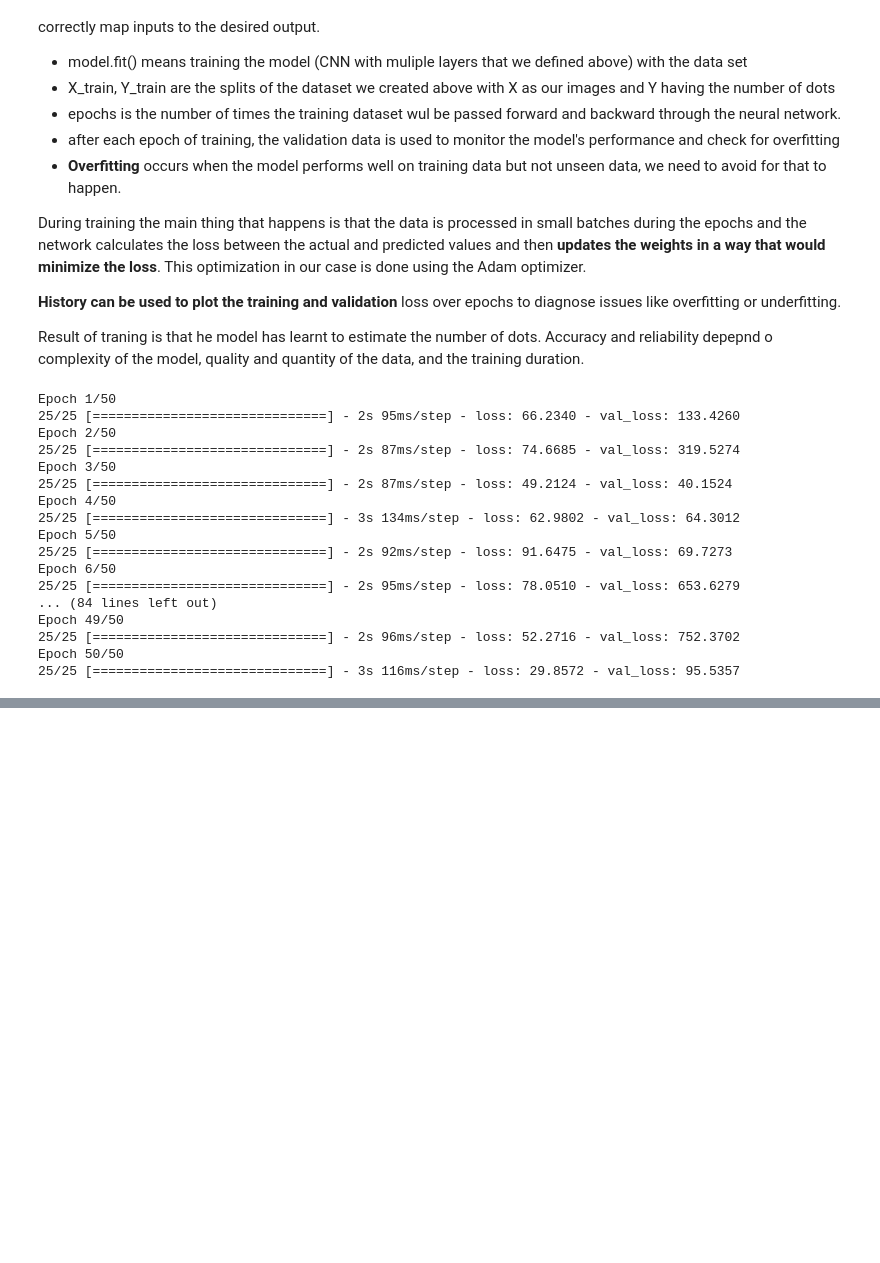
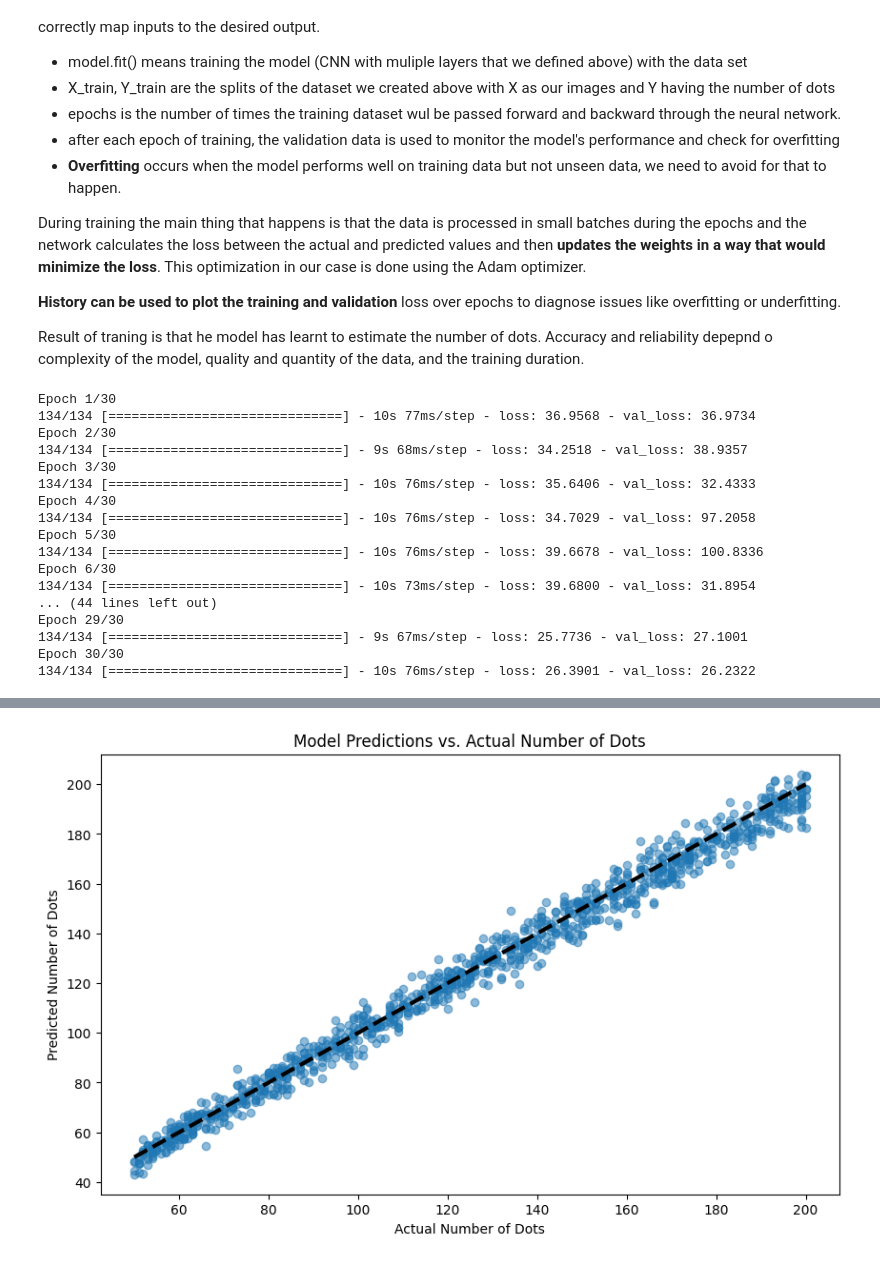
Before and after one commit to ananyajaingt/Quantity-Estimation-ANNs, a Jupyter notebook: Quantitiy_estimation_ANNs.ipynb, the cells around one changed output, grey strips where cells are left out. Saved outputs shown, nothing was run; the diff lists cells and outputs as text; code cells hidden in the pictures; blank space fills up the shorter version.

```diff
--- a/Quantitiy_estimation_ANNs.ipynb
+++ b/Quantitiy_estimation_ANNs.ipynb
@@ -119,24 +172,39 @@ During training the main thing that happens is that the data is processed in sma
 
 Result of traning is that he model has learnt to estimate the number of dots. Accuracy and reliability depepnd o complexity of the model, quality and quantity of the data, and the training duration.
 # %%
-early_stopping = EarlyStopping(monitor='val_loss', patience=5)
-history = model.fit(X_train, Y_train, epochs=50, validation_data=(X_val, Y_val))
+# early_stopping = EarlyStopping(monitor='val_loss', patience=5)
+history = model.fit(X_train, Y_train, batch_size = 30, epochs=30, validation_data=(X_val, Y_val))
 # callbacks=[early_stopping]
 # %% [output]
-Epoch 1/50
-25/25 [==============================] - 2s 95ms/step - loss: 66.2340 - val_loss: 133.4260
-Epoch 2/50
-25/25 [==============================] - 2s 87ms/step - loss: 74.6685 - val_loss: 319.5274
-Epoch 3/50
-25/25 [==============================] - 2s 87ms/step - loss: 49.2124 - val_loss: 40.1524
-Epoch 4/50
-25/25 [==============================] - 3s 134ms/step - loss: 62.9802 - val_loss: 64.3012
-Epoch 5/50
-25/25 [==============================] - 2s 92ms/step - loss: 91.6475 - val_loss: 69.7273
-Epoch 6/50
-25/25 [==============================] - 2s 95ms/step - loss: 78.0510 - val_loss: 653.6279
-... (84 lines left out)
-Epoch 49/50
-25/25 [==============================] - 2s 96ms/step - loss: 52.2716 - val_loss: 752.3702
-Epoch 50/50
-25/25 [==============================] - 3s 116ms/step - loss: 29.8572 - val_loss: 95.5357
+Epoch 1/30
+134/134 [==============================] - 10s 77ms/step - loss: 36.9568 - val_loss: 36.9734
+Epoch 2/30
+134/134 [==============================] - 9s 68ms/step - loss: 34.2518 - val_loss: 38.9357
+Epoch 3/30
+134/134 [==============================] - 10s 76ms/step - loss: 35.6406 - val_loss: 32.4333
+Epoch 4/30
+134/134 [==============================] - 10s 76ms/step - loss: 34.7029 - val_loss: 97.2058
+Epoch 5/30
+134/134 [==============================] - 10s 76ms/step - loss: 39.6678 - val_loss: 100.8336
+Epoch 6/30
+134/134 [==============================] - 10s 73ms/step - loss: 39.6800 - val_loss: 31.8954
+... (44 lines left out)
+Epoch 29/30
+134/134 [==============================] - 9s 67ms/step - loss: 25.7736 - val_loss: 27.1001
+Epoch 30/30
+134/134 [==============================] - 10s 76ms/step - loss: 26.3901 - val_loss: 26.2322
+# %%
+
+
+# Make predictions on the validation set
+predictions = model.predict(X_val).flatten()
+
+# Plotting the model's guesses against the actual number of dots
+plt.figure(figsize=(10, 6))
+plt.scatter(Y_val, predictions, alpha=0.5)
+plt.plot([Y_val.min(), Y_val.max()], [Y_val.min(), Y_val.max()], 'k--', lw=3)
+plt.xlabel('Actual Number of Dots')
+plt.ylabel('Predicted Number of Dots')
+plt.title('Model Predictions vs. Actual Number of Dots')
+plt.show()
+# %% [output]
@@ -142,0 +212 @@ Epoch 50/50
+[figure, added]
```
Also changed, not shown: parts of 9 cells of this notebook.
